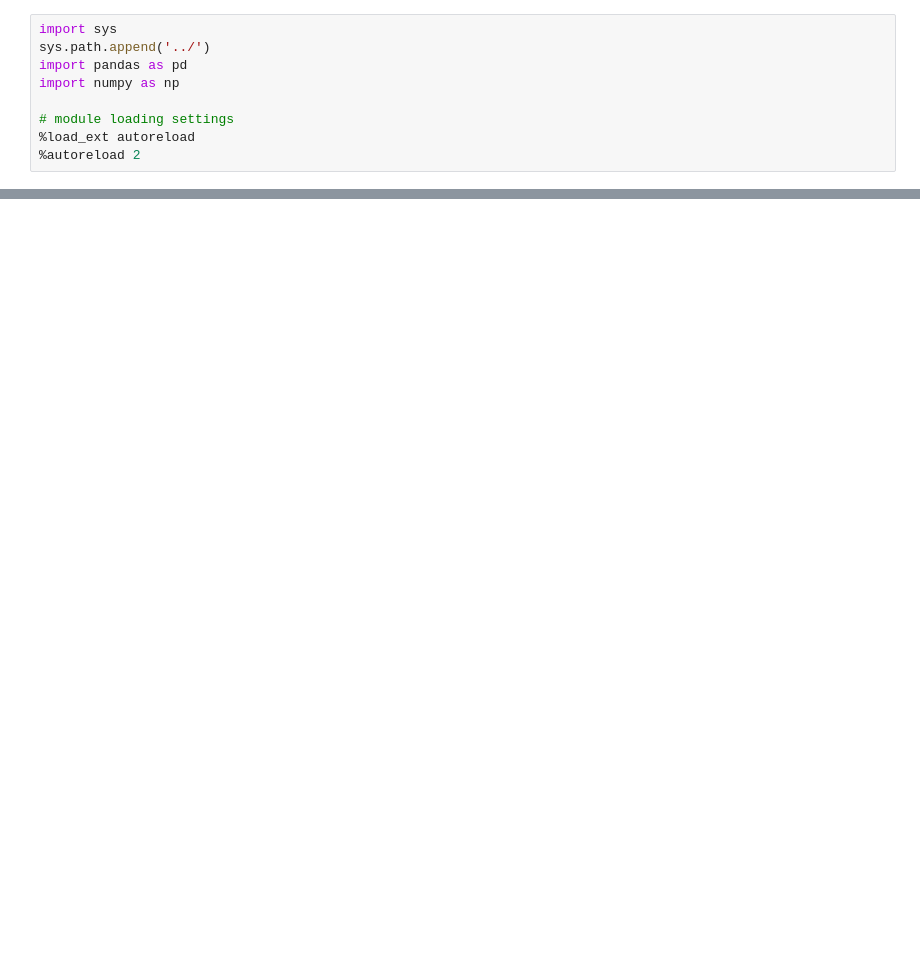
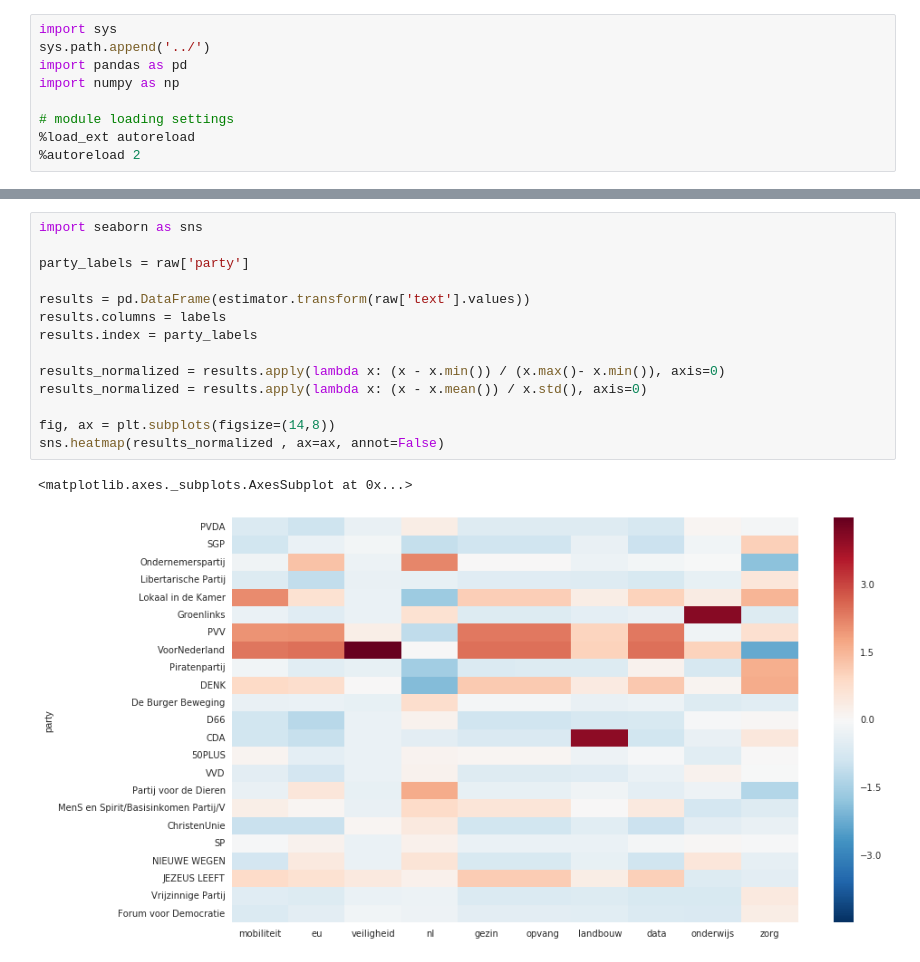
Before and after one commit to bbroeksema/verkiezingen-2017, a Jupyter notebook: notebooks/1.0-arb-topic-extraction.ipynb, the cells around one changed output, grey strips where cells are left out. Saved outputs shown, nothing was run; the diff lists cells and outputs as text; blank space fills up the shorter version.

```diff
--- a/notebooks/1.0-arb-topic-extraction.ipynb
+++ b/notebooks/1.0-arb-topic-extraction.ipynb
@@ -114,0 +138,17 @@ plot_word_cloud(words, components)
+# %%
+import seaborn as sns
+
+party_labels = raw['party']
+
+results = pd.DataFrame(estimator.transform(raw['text'].values))
+results.columns = labels
+results.index = party_labels
+
+results_normalized = results.apply(lambda x: (x - x.min()) / (x.max()- x.min()), axis=0)
+results_normalized = results.apply(lambda x: (x - x.mean()) / x.std(), axis=0)
+
+fig, ax = plt.subplots(figsize=(14,8))
+sns.heatmap(results_normalized , ax=ax, annot=False)
+# %% [output]
+<matplotlib.axes._subplots.AxesSubplot at 0x...>
+[figure, added]
```
Also changed, not shown: parts of 10 cells of this notebook.
